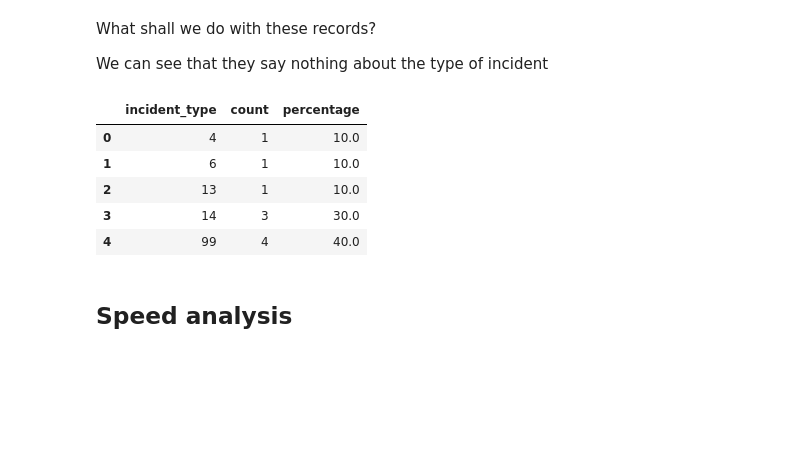
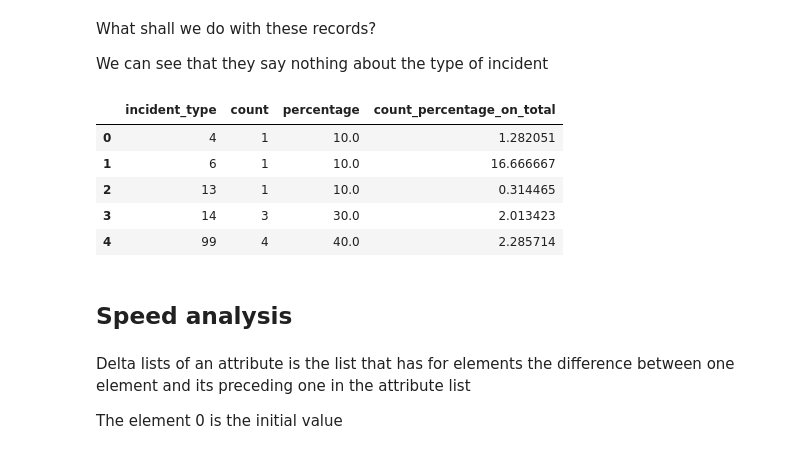
Before and after one commit to Carda01/SNCB_IncidentClassifier, a Jupyter notebook: pre_data_analysis/events_analysis.ipynb, the cells around one changed output. Drawn from its saved outputs; the diff is of its cells as text; code cells hidden in the pictures; blank space fills up the shorter version.

```diff
--- a/pre_data_analysis/events_analysis.ipynb
+++ b/pre_data_analysis/events_analysis.ipynb
@@ -51,11 +51,17 @@ min         1.000000
 max         4.000000
 Name: num_vehicles, dtype: float64
 # %%
-def print_stats_incidents(dataframe):
+
+def get_stats_incidents(dataframe):
     stats_incidents = dataframe.groupby('incident_type').size().reset_index(name='count')
     stats_incidents['percentage'] = (stats_incidents['count'] / len(dataframe)) * 100
+    original_stats = original_df.groupby('incident_type').size().reset_index(name='count_original')
+    stats_incidents = stats_incidents.merge(original_stats, how='inner', on='incident_type')
+    stats_incidents['count_percentage_on_total'] = stats_incidents['count']/stats_incidents['count_original'] * 100
+    stats_incidents = stats_incidents.drop('count_original', axis=1)
+
     return stats_incidents
 
 
-print_stats_incidents(original_df)
+get_stats_incidents(original_df)
 # %% [output]
@@ -162,14 +168,18 @@ What shall we do with these records?
 
 We can see that they say nothing about the type of incident
 # %%
-print_stats_incidents(get_records_that_stopped_before_epsilon(df, -600))
+get_stats_incidents(get_records_that_stopped_before_epsilon(df, -600))
 # %% [output]
-|  | incident_type | count | percentage |
-| 0 | 4 | 1 | 10.0 |
-| 1 | 6 | 1 | 10.0 |
-| 2 | 13 | 1 | 10.0 |
-| 3 | 14 | 3 | 30.0 |
-| 4 | 99 | 4 | 40.0 |
+|  | incident_type | count | percentage | count_percentage_on_total |
+| 0 | 4 | 1 | 10.0 | 1.282051 |
+| 1 | 6 | 1 | 10.0 | 16.666667 |
+| 2 | 13 | 1 | 10.0 | 0.314465 |
+| 3 | 14 | 3 | 30.0 | 2.013423 |
+| 4 | 99 | 4 | 40.0 | 2.285714 |
 # %% [markdown]
 ## Speed analysis
+# %% [markdown]
+Delta lists of an attribute is the list that has for elements the difference between one element and its preceding one in the attribute list
+
+The element 0 is the initial value
 # %%
```
Also changed, not shown: parts of 11 cells of this notebook.
